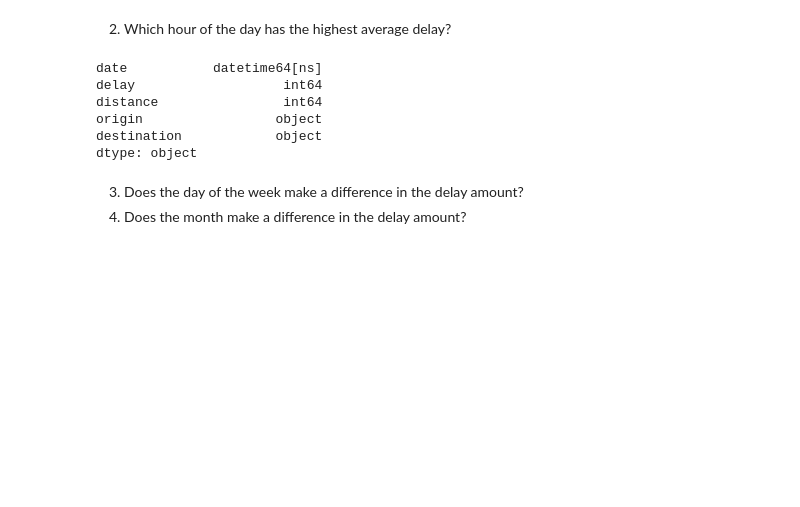
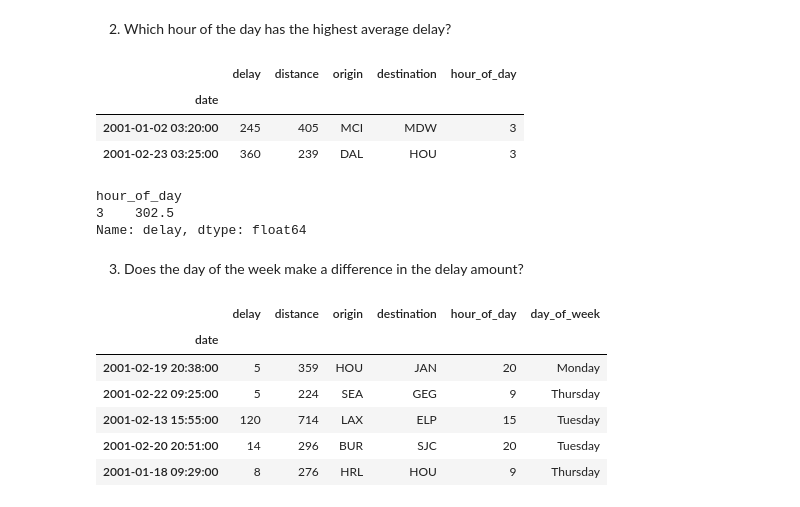
Before and after one commit to david-ryan-alviola/time-series-exercises, a Jupyter notebook: time_series.ipynb, the cells around one changed output. Saved outputs shown, nothing was run; the diff lists cells and outputs as text; code cells hidden in the pictures; blank space fills up the shorter version.

```diff
--- a/time_series.ipynb
+++ b/time_series.ipynb
@@ -540,15 +540,32 @@ flights_df[flights_df.delay < 0]
 |  | date | delay | distance | origin | destination |
 # %% [markdown]
 2. Which hour of the day has the highest average delay?
-# %%
-flights_df
-# %% [output]
-date           datetime64[ns]
-delay                   int64
-distance                int64
-origin                 object
-destination            object
-dtype: object
+# %%
+flights_df = flights_df.set_index('date').sort_index()
+# %%
+flights_df['hour_of_day'] = flights_df.index.hour
+flights_df[flights_df.hour_of_day == 3]
+# %% [output]
+|  | delay | distance | origin | destination | hour_of_day |
+| date |  |  |  |  |  |
+| 2001-01-02 03:20:00 | 245 | 405 | MCI | MDW | 3 |
+| 2001-02-23 03:25:00 | 360 | 239 | DAL | HOU | 3 |
+# %%
+flights_df.groupby('hour_of_day').delay.mean().nlargest(1)
+# %% [output]
+hour_of_day
+3    302.5
+Name: delay, dtype: float64
 # %% [markdown]
 3. Does the day of the week make a difference in the delay amount?
-4. Does the month make a difference in the delay amount?
+# %%
+flights_df['day_of_week'] = flights_df.index.day_name()
+flights_df.sample(5)
+# %% [output]
+|  | delay | distance | origin | destination | hour_of_day | day_of_week |
+| date |  |  |  |  |  |  |
+| 2001-02-19 20:38:00 | 5 | 359 | HOU | JAN | 20 | Monday |
+| 2001-02-22 09:25:00 | 5 | 224 | SEA | GEG | 9 | Thursday |
+| 2001-02-13 15:55:00 | 120 | 714 | LAX | ELP | 15 | Tuesday |
+| 2001-02-20 20:51:00 | 14 | 296 | BUR | SJC | 20 | Tuesday |
+| 2001-01-18 09:29:00 | 8 | 276 | HRL | HOU | 9 | Thursday |
```
Also changed, not shown: parts of 4 cells of this notebook.
